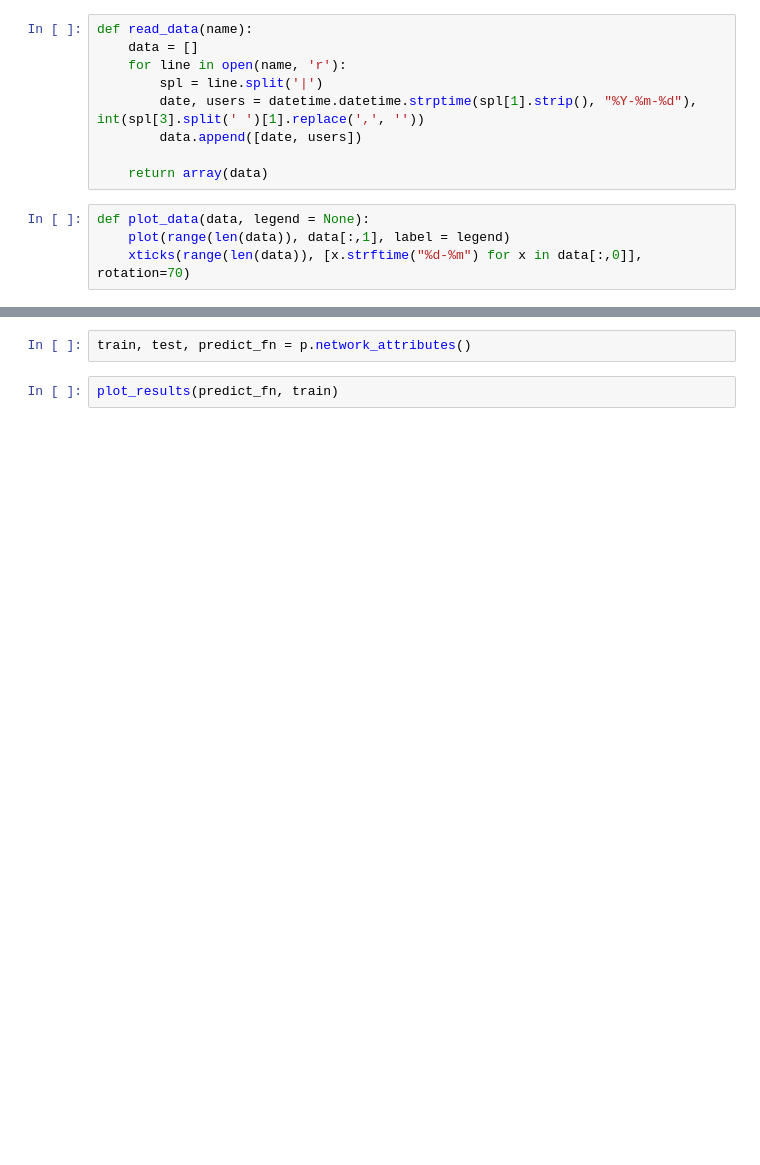
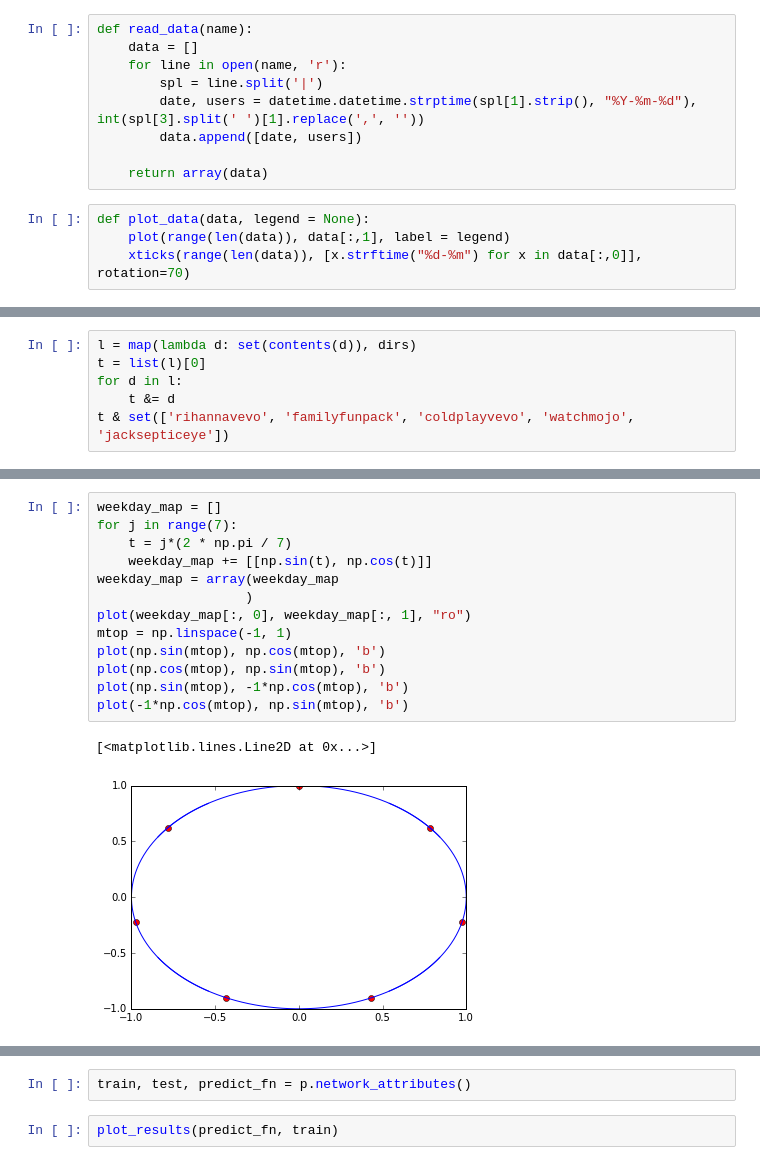
Before and after one commit to scoiatael/MSIwZiSP, a Jupyter notebook: data_manipulation.ipynb, the cells around one changed output, grey strips where cells are left out. Drawn from its saved outputs; the diff is of its cells as text; blank space fills up the shorter version.

```diff
--- a/data_manipulation.ipynb
+++ b/data_manipulation.ipynb
@@ -27,0 +31,6 @@ dirs
+# %%
+l = map(lambda d: set(contents(d)), dirs)
+t = list(l)[0]
+for d in l:
+    t &= d
+t & set(['rihannavevo', 'familyfunpack', 'coldplayvevo', 'watchmojo', 'jacksepticeye'])
@@ -49,0 +68,16 @@ from prediction import Prediction
+# %%
+weekday_map = []
+for j in range(7):
+    t = j*(2 * np.pi / 7)
+    weekday_map += [[np.sin(t), np.cos(t)]]
+weekday_map = array(weekday_map
+                   )
+plot(weekday_map[:, 0], weekday_map[:, 1], "ro")
+mtop = np.linspace(-1, 1)
+plot(np.sin(mtop), np.cos(mtop), 'b')
+plot(np.cos(mtop), np.sin(mtop), 'b')
+plot(np.sin(mtop), -1*np.cos(mtop), 'b')
+plot(-1*np.cos(mtop), np.sin(mtop), 'b')
+# %% [output]
+[<matplotlib.lines.Line2D at 0x...>]
+[figure, added]
```
Also changed, not shown: parts of 22 cells of this notebook, 3 other files.
